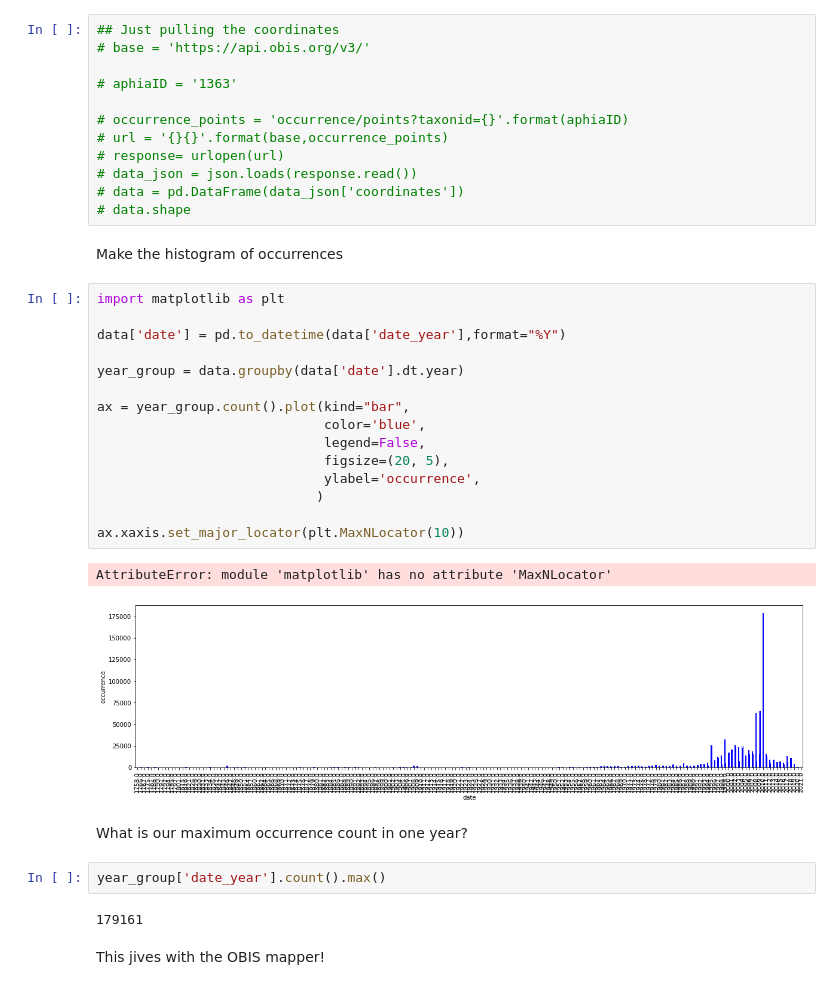
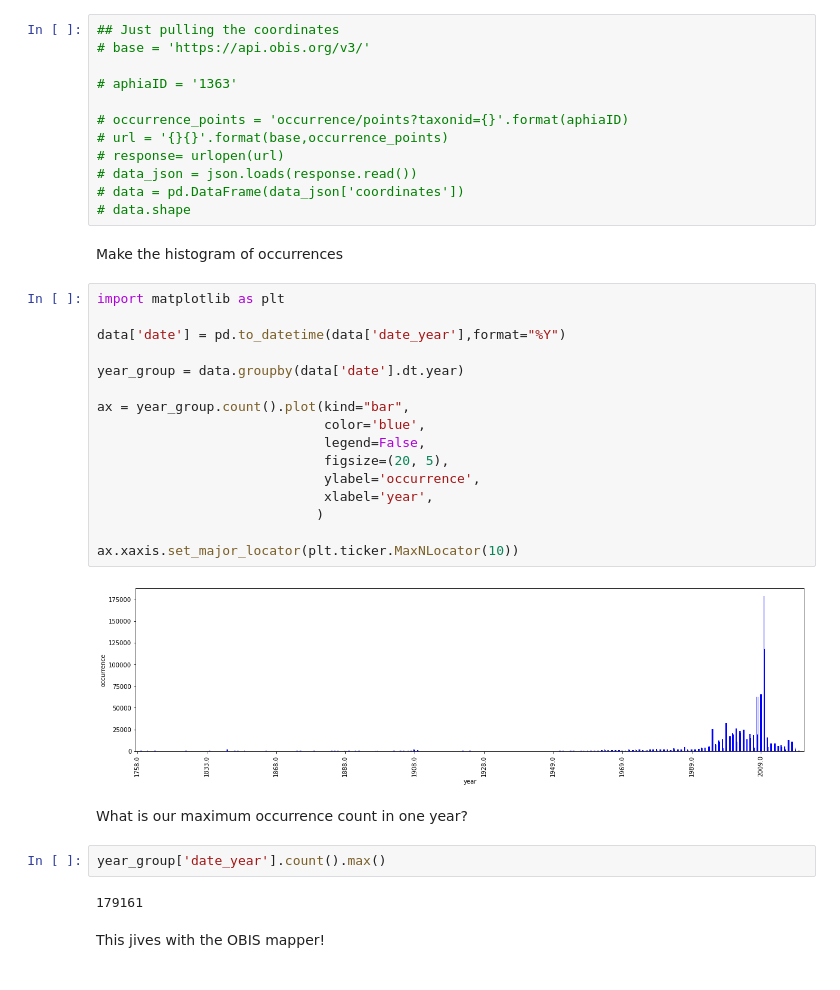
Before and after one commit to MathewBiddle/bio_ice, a Jupyter notebook: create_map_from_OBIS_API.ipynb, the cells around one changed output. Saved outputs shown, nothing was run; the diff lists cells and outputs as text.

Commit message:
fixing timeseries histogram

```diff
--- a/create_map_from_OBIS_API.ipynb
+++ b/create_map_from_OBIS_API.ipynb
@@ -193,32 +193,32 @@ Taxa: 2094
 # data_json = json.loads(response.read())
 # data = pd.DataFrame(data_json['coordinates'])
 # data.shape
-# %% [markdown]
-Make the histogram of occurrences
+# %% [markdown]
+Make the histogram of occurrences
 # %%
 import matplotlib as plt
 
 data['date'] = pd.to_datetime(data['date_year'],format="%Y")
 
 year_group = data.groupby(data['date'].dt.year)
 
 ax = year_group.count().plot(kind="bar",
                              color='blue',
                              legend=False,
                              figsize=(20, 5),
                              ylabel='occurrence',
+                             xlabel='year',
                             )
 
-ax.xaxis.set_major_locator(plt.MaxNLocator(10))
+ax.xaxis.set_major_locator(plt.ticker.MaxNLocator(10))
 # %% [output]
-AttributeError: module 'matplotlib' has no attribute 'MaxNLocator'
-[figure, old version]
+[figure, new version]
-# %% [markdown]
-What is our maximum occurrence count in one year?
-# %%
-year_group['date_year'].count().max()
-# %% [output]
-179161
+# %% [markdown]
+What is our maximum occurrence count in one year?
+# %%
+year_group['date_year'].count().max()
+# %% [output]
+179161
 # %% [markdown]
 This jives with the OBIS mapper!
 # %% [markdown]
```
Also changed, not shown: parts of 5 cells of this notebook.
